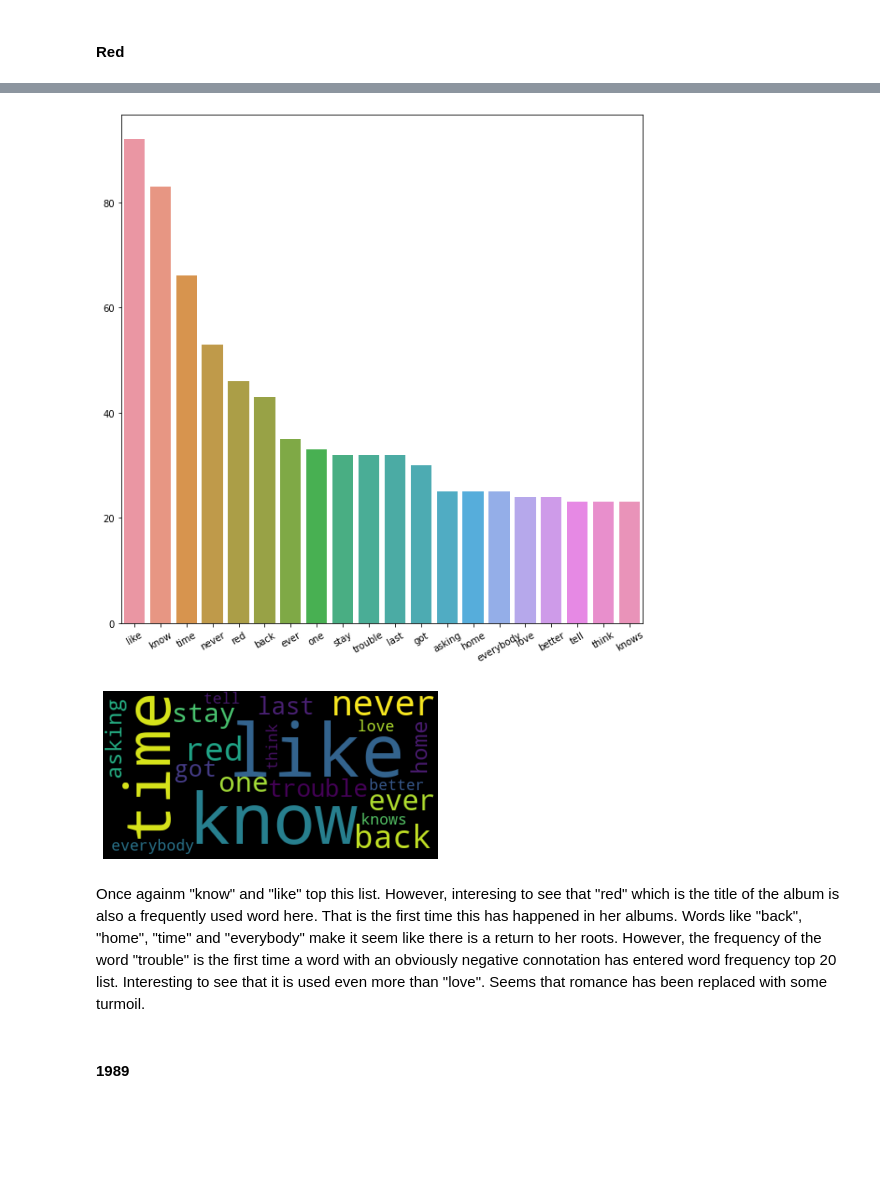
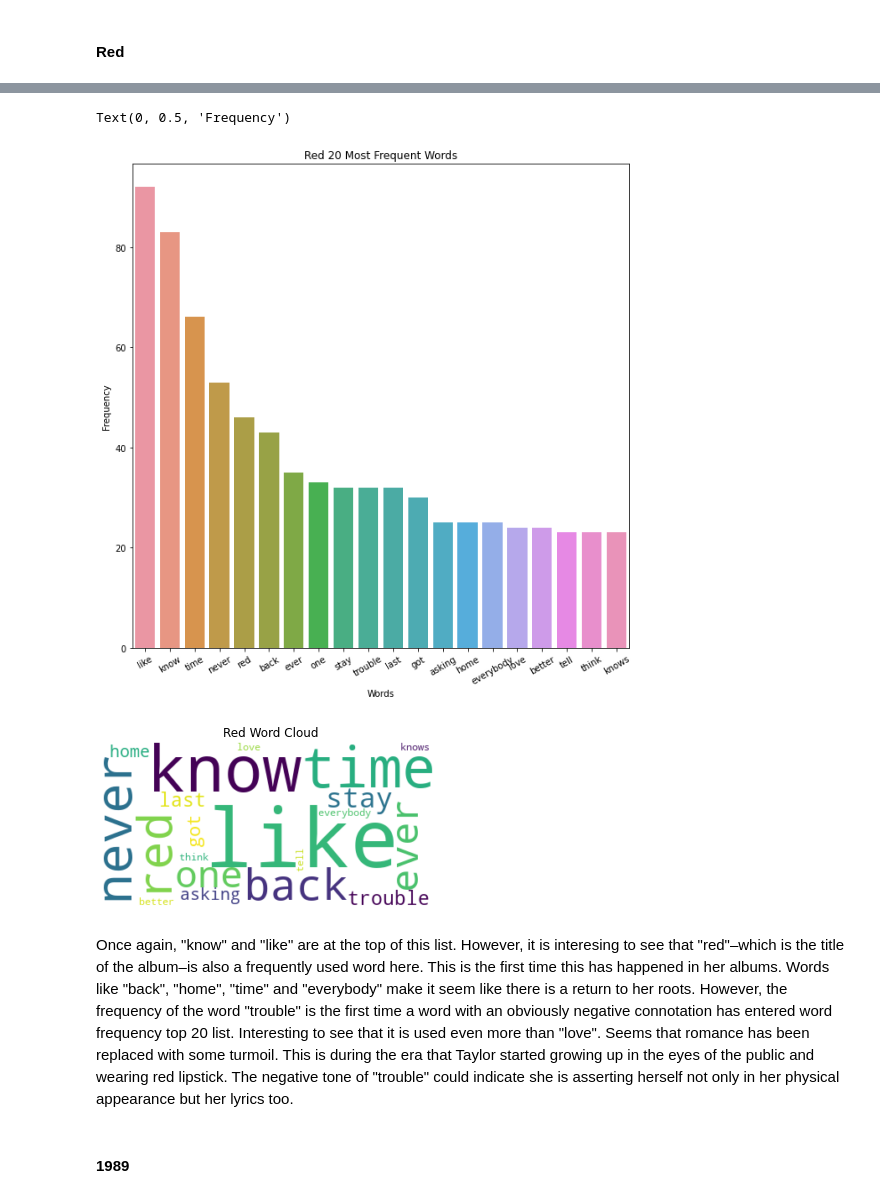
Before and after one commit to juliettecornet/Final-Project-, a Jupyter notebook: FinalProject/Taylor.ipynb, the cells around one changed output, grey strips where cells are left out. Cells and saved outputs as stored; diff of their text form; code cells hidden in the pictures; blank space fills up the shorter version.

```diff
--- a/FinalProject/Taylor.ipynb
+++ b/FinalProject/Taylor.ipynb
@@ -322,25 +357,34 @@ tell 23
 think 23
 knows 23
 # %%
+#hide_input
 r_fdist = FreqDist(rNoStopWords).most_common(20)
 r_fdist = pd.Series(dict(r_fdist))
 fig, ax = plt.subplots(figsize=(10,10))
 r_plot = sns.barplot(x=r_fdist.index, y=r_fdist.values, ax=ax)
 plt.xticks(rotation=30);
+# Set title
+ax.set_title("Red 20 Most Frequent Words")
+# adding labels
+ax.set_xlabel('Words')
+ax.set_ylabel('Frequency')
 # %% [output]
+Text(0, 0.5, 'Frequency')
-[figure, old version]
+[figure, new version]
 # %%
-wcloud4 = WordCloud().generate_from_frequencies(r_fdist)
+#hide_input
 # Plotting the wordcloud
-plt.imshow(wcloud4, interpolation="bilinear")
-
+wcloud = WordCloud(background_color="white").generate_from_frequencies(r_fdist)
+plt.imshow(wcloud, interpolation="bilinear")
 plt.axis("off")
 (-0.5, 399.5, 199.5, -0.5)
+title = "worddy cliud"
+plt.title('Red Word Cloud')
 plt.show()
 # %% [output]
-[figure, old version]
+[figure, new version]
 # %% [markdown]
-Once againm "know" and "like" top this list. However, interesing to see that "red" which is the title of the album is also a frequently used word here. That is the first time this has happened in her albums. Words like "back", "home", "time" and "everybody" make it seem like there is a return to her roots. However, the frequency of the word "trouble" is the first time a word with an obviously negative connotation has entered word frequency top 20 list. Interesting to see that it is used even more than "love". Seems that romance has been replaced with some turmoil.
+Once again, "know" and "like" are at the top of this list. However, it is interesing to see that "red"–which is the title of the album–is also a frequently used word here. This is the first time this has happened in her albums. Words like "back", "home", "time" and "everybody" make it seem like there is a return to her roots. However, the frequency of the word "trouble" is the first time a word with an obviously negative connotation has entered word frequency top 20 list. Interesting to see that it is used even more than "love". Seems that romance has been replaced with some turmoil. This is during the era that Taylor started growing up in the eyes of the public and wearing red lipstick. The negative tone of "trouble" could indicate she is asserting herself not only in her physical appearance but her lyrics too.
 # %% [markdown]
 #### 1989
 # %%
```
Also changed, not shown: parts of 74 cells of this notebook, 9 other files.
